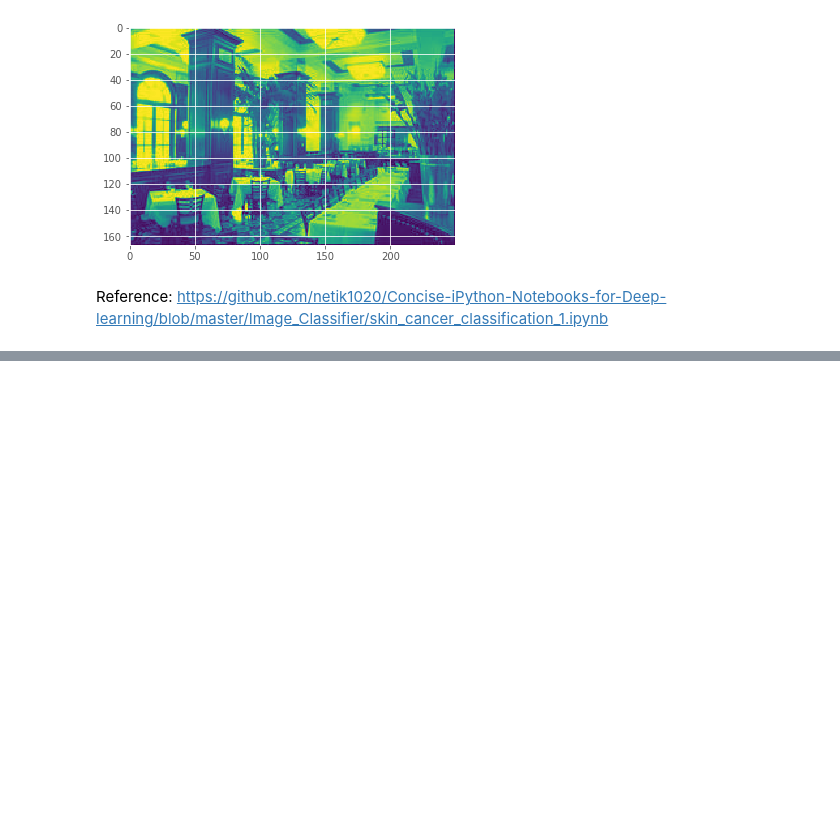
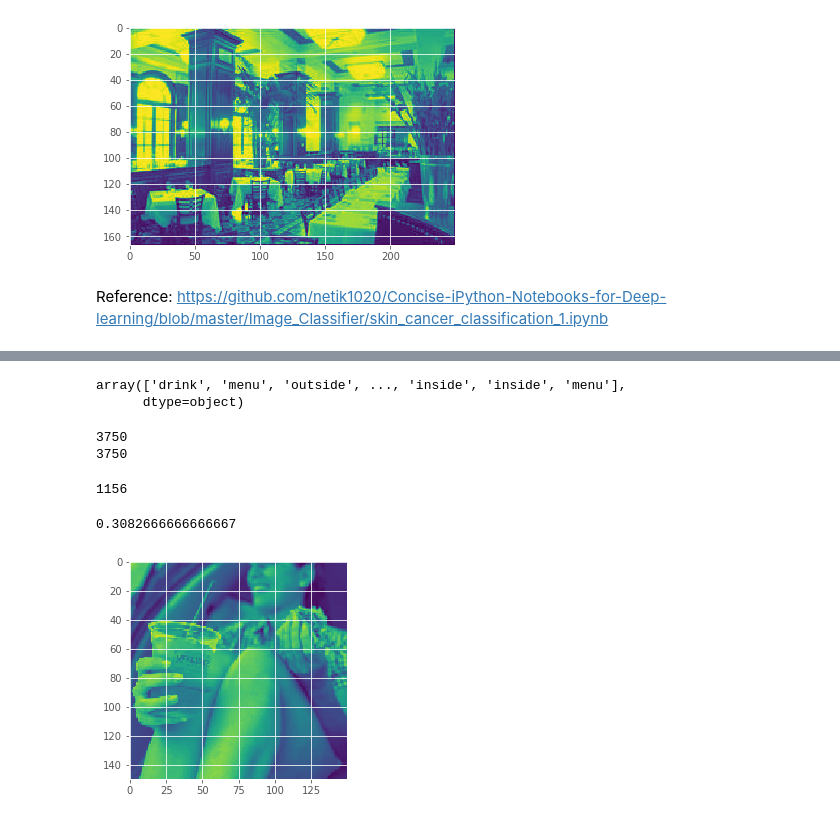
Before and after one commit to yuchild/image_help_from_yelp, a Jupyter notebook: photos_eda.ipynb, the cells around one changed output, grey strips where cells are left out. Cells and saved outputs as stored; diff of their text form; code cells hidden in the pictures; blank space fills up the shorter version.

```diff
--- a/photos_eda.ipynb
+++ b/photos_eda.ipynb
@@ -209,0 +172,4 @@ TypeError: Invalid shape (1920,) for image data
+# %%
+X = [load_img(df_short_balanced.photo_path.iloc[x]
+                      , grayscale=True
+                      , target_size=(128,128)) for x in range(len(df_short_balanced))]
@@ -209,0 +322,12 @@ TypeError: Invalid shape (1920,) for image data
+# %%
+y_test_val = y_test.values
+y_test_val
+# %% [output]
+array(['drink', 'menu', 'outside', ..., 'inside', 'inside', 'menu'],
+      dtype=object)
+# %%
+print(len(y_pred))
+print(len(y_test))
+# %% [output]
+3750
+3750
@@ -209,0 +336,16 @@ TypeError: Invalid shape (1920,) for image data
+# %%
+t = 0
+for x in test:
+    if x==True:
+        t+=1
+t
+# %% [output]
+1156
+# %%
+t/len(y_pred)
+# %% [output]
+0.3082666666666667
+# %%
+plt.imshow(X[0]);
+# %% [output]
+[figure, added]
```
Also changed, not shown: parts of 66 cells of this notebook, 1 other file.
